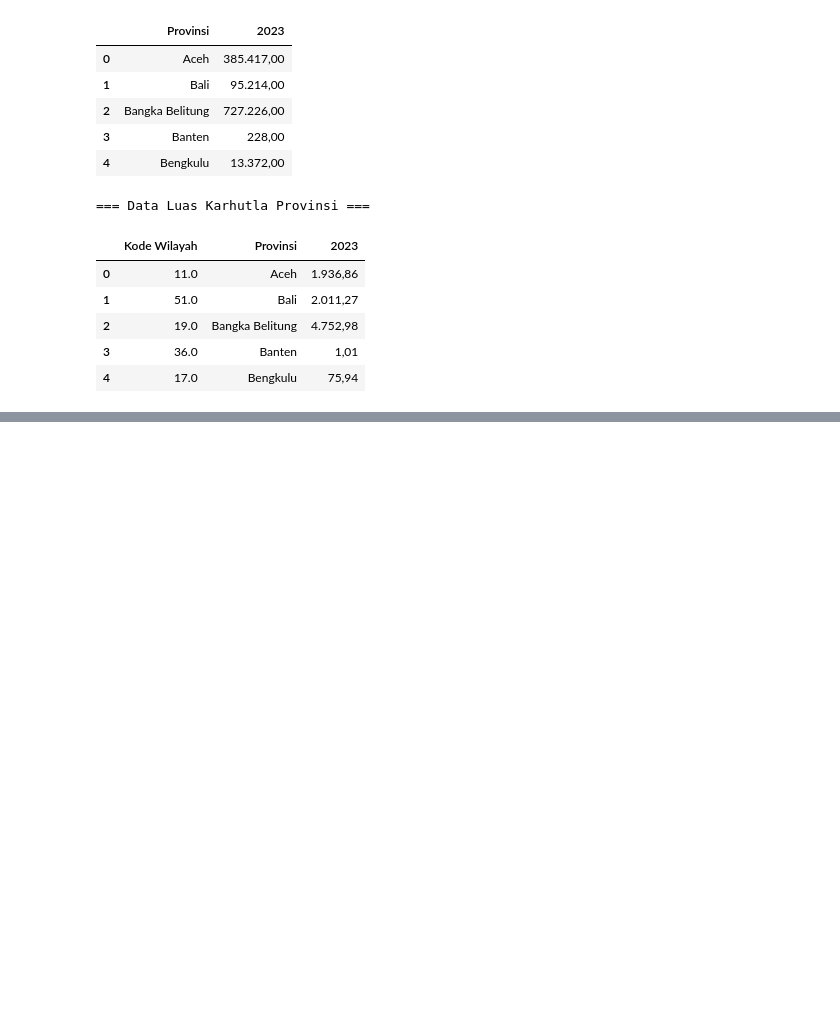
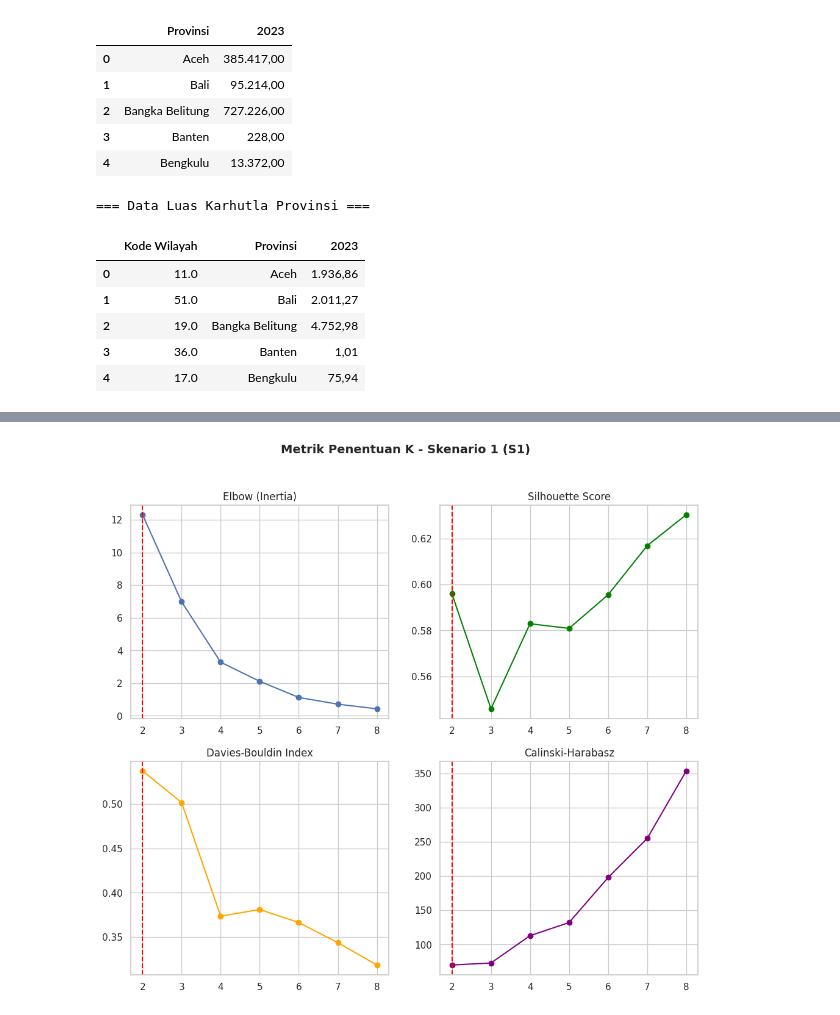
Before and after one commit to ImNotDanish05/2026_Pembelajaran-Mesin_TI-3A, a Jupyter notebook: Week_11/Main.ipynb, the cells around one changed output, grey strips where cells are left out. Cells and saved outputs as stored; diff of their text form; code cells hidden in the pictures; blank space fills up the shorter version.

```diff
--- a/Week_11/Main.ipynb
+++ b/Week_11/Main.ipynb
@@ -258,0 +308,9 @@ File berhasil disimpan ke: hasil_clustering_karhutla_emisi.csv
+# %%
+SKENARIO = {
+    'S1': ['log_emisi'],
+    'S2': ['log_luas', 'log_intensitas'],
+    'S1 Mentah': ['emisi_co2'],
+    'S2 Mentah': ['luas_ha', 'emisi_per_ha'],
+}
+X = {nama: StandardScaler().fit_transform(df_clust[kolom]) for nama, kolom in SKENARIO.items()}
+for nama in X: print(nama, X[nama].shape)
@@ -258,0 +328,70 @@ File berhasil disimpan ke: hasil_clustering_karhutla_emisi.csv
+# %%
+def evaluasi_k(Xs, k_range=range(2, 9)):
+    baris = []
+    for k in k_range:
+        km = KMeans(n_clusters=k, n_init=50, random_state=RANDOM_STATE).fit(Xs)
+        lab = km.labels_
+        baris.append({'K': k, 'Inertia': km.inertia_,
+                      'Silhouette': silhouette_score(Xs, lab),
+                      'DBI': davies_bouldin_score(Xs, lab),
+                      'CH': calinski_harabasz_score(Xs, lab),
+                      'Ukuran_Min': int(np.bincount(lab).min())})
+    return pd.DataFrame(baris)
+
+def pilih_k(tabel):
+    kandidat = tabel[tabel['Ukuran_Min'] >= 2]
+    terbaik = kandidat['Silhouette'].max()
+    dekat = kandidat[kandidat['Silhouette'] >= terbaik - 0.02]
+    return int(dekat.sort_values(['DBI', 'K']).iloc[0]['K'])
+
+TABEL_K, K_TERPILIH = {}, {}
+for nama in ['S1', 'S2']:
+    TABEL_K[nama] = evaluasi_k(X[nama])
+    K_TERPILIH[nama] = pilih_k(TABEL_K[nama])
+    print(f'=== {nama} === K terpilih = {K_TERPILIH[nama]}')
+    display(TABEL_K[nama].round(4))
+
+# Buat fig04_evaluasi_k_S1
+fig4, axes4 = plt.subplots(2, 2, figsize=(12, 10))
+fig4.suptitle('Metrik Penentuan K - Skenario 1 (S1)', fontsize=14, fontweight='bold')
+t1 = TABEL_K['S1']
+axes4[0,0].plot(t1['K'], t1['Inertia'], 'o-')
+axes4[0,0].set_title('Elbow (Inertia)')
+axes4[0,0].axvline(K_TERPILIH['S1'], ls='--', color='red')
+
+axes4[0,1].plot(t1['K'], t1['Silhouette'], 'o-', color='green')
+axes4[0,1].set_title('Silhouette Score')
+axes4[0,1].axvline(K_TERPILIH['S1'], ls='--', color='red')
+
+axes4[1,0].plot(t1['K'], t1['DBI'], 'o-', color='orange')
+axes4[1,0].set_title('Davies-Bouldin Index')
+axes4[1,0].axvline(K_TERPILIH['S1'], ls='--', color='red')
+
+axes4[1,1].plot(t1['K'], t1['CH'], 'o-', color='purple')
+axes4[1,1].set_title('Calinski-Harabasz')
+axes4[1,1].axvline(K_TERPILIH['S1'], ls='--', color='red')
+simpan_fig(fig4, 'fig04_evaluasi_k_S1')
+plt.show()
+
+# Buat fig05_evaluasi_k_S2
+fig5, axes5 = plt.subplots(2, 2, figsize=(12, 10))
+fig5.suptitle('Metrik Penentuan K - Skenario 2 (S2)', fontsize=14, fontweight='bold')
+t2 = TABEL_K['S2']
+axes5[0,0].plot(t2['K'], t2['Inertia'], 'o-')
+axes5[0,0].set_title('Elbow (Inertia)')
+axes5[0,0].axvline(K_TERPILIH['S2'], ls='--', color='red')
+
+axes5[0,1].plot(t2['K'], t2['Silhouette'], 'o-', color='green')
+axes5[0,1].set_title('Silhouette Score')
+axes5[0,1].axvline(K_TERPILIH['S2'], ls='--', color='red')
+
+axes5[1,0].plot(t2['K'], t2['DBI'], 'o-', color='orange')
+axes5[1,0].set_title('Davies-Bouldin Index')
+axes5[1,0].axvline(K_TERPILIH['S2'], ls='--', color='red')
+
+axes5[1,1].plot(t2['K'], t2['CH'], 'o-', color='purple')
+axes5[1,1].set_title('Calinski-Harabasz')
+axes5[1,1].axvline(K_TERPILIH['S2'], ls='--', color='red')
+simpan_fig(fig5, 'fig05_evaluasi_k_S2')
+plt.show()
+# %% [output]
@@ -258,0 +416 @@ File berhasil disimpan ke: hasil_clustering_karhutla_emisi.csv
+[figure, added]
```
Also changed, not shown: parts of 41 cells of this notebook.
